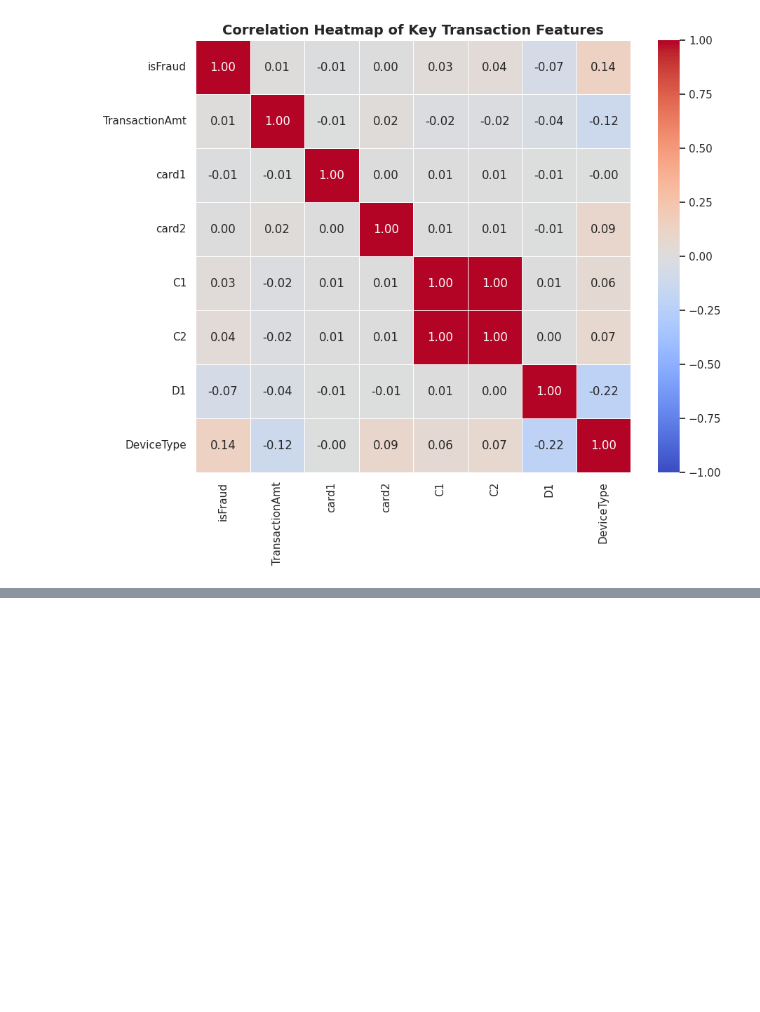
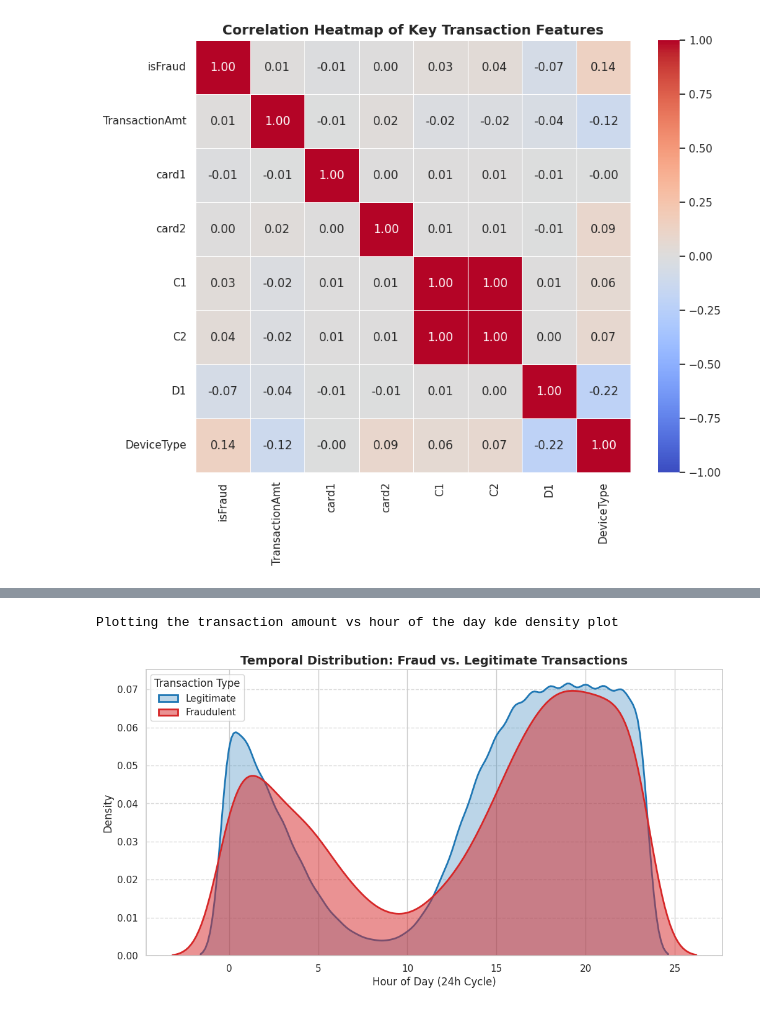
Before and after one commit to VaradBhagwat5/FedAudit, a Jupyter notebook: notebooks/data_visualisation.ipynb, the cells around one changed output, grey strips where cells are left out. Drawn from its saved outputs; the diff is of its cells as text; code cells hidden in the pictures; blank space fills up the shorter version.

```diff
--- a/notebooks/data_visualisation.ipynb
+++ b/notebooks/data_visualisation.ipynb
@@ -60,0 +85,32 @@ Plotting Correlation Heatmap...
+# %%
+"""
+Kde density plot normalizes both graphs
+If we use normal bar graphs with 2 sticks, one fraud and one non-fraud then the non-fraud one will be too big
+We won't be able to interpret the pattern of fraud transaction
+It lets you compare the shape of the graphs rather than volume of it
+"""
+print("Plotting the transaction amount vs hour of the day kde density plot")
+
+plt.figure(figsize=(12, 6))
+
+# Using the modern 'fill' parameter and adding some styling
+sns.kdeplot(
+    data=df[df['isFraud'] == 0], x='hour',
+    label='Legitimate', fill=True, alpha=0.3, linewidth=2, color='#1f77b4'
+)
+
+sns.kdeplot(
+    data=df[df['isFraud'] == 1], x='hour',
+    label='Fraudulent', fill=True, alpha=0.5, linewidth=2, color='#d62728'
+)
+
+plt.title('Temporal Distribution: Fraud vs. Legitimate Transactions', fontsize=14, fontweight='bold')
+plt.xlabel('Hour of Day (24h Cycle)', fontsize=12)
+plt.ylabel('Density', fontsize=12)
+plt.legend(title='Transaction Type')
+plt.grid(axis='y', linestyle='--', alpha=0.7)
+
+plt.show()
+# %% [output]
+Plotting the transaction amount vs hour of the day kde density plot
+[figure, added]
```
Also changed, not shown: parts of 8 cells of this notebook.
